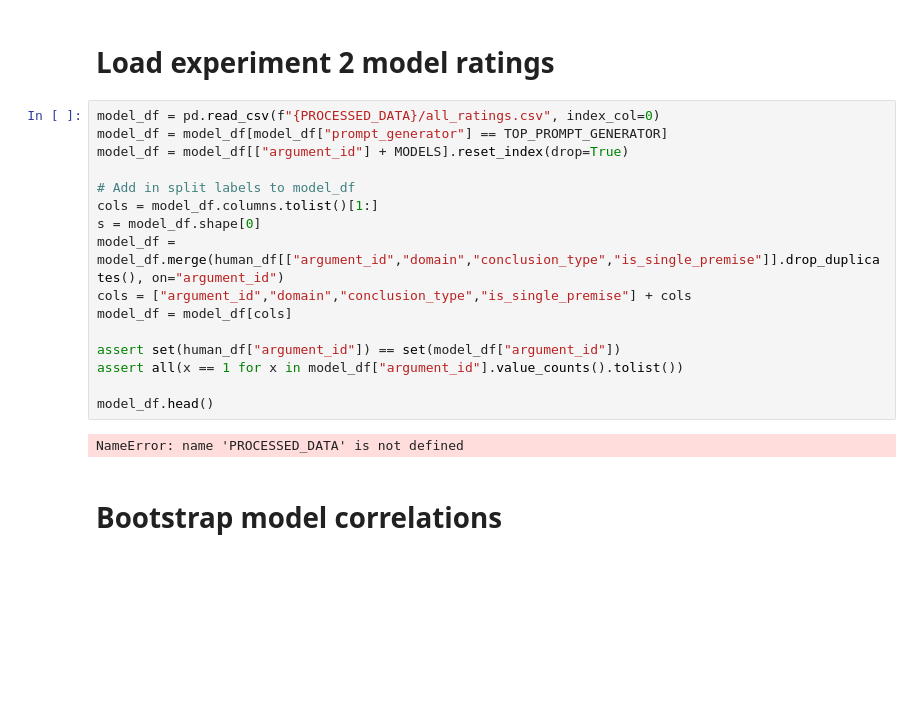
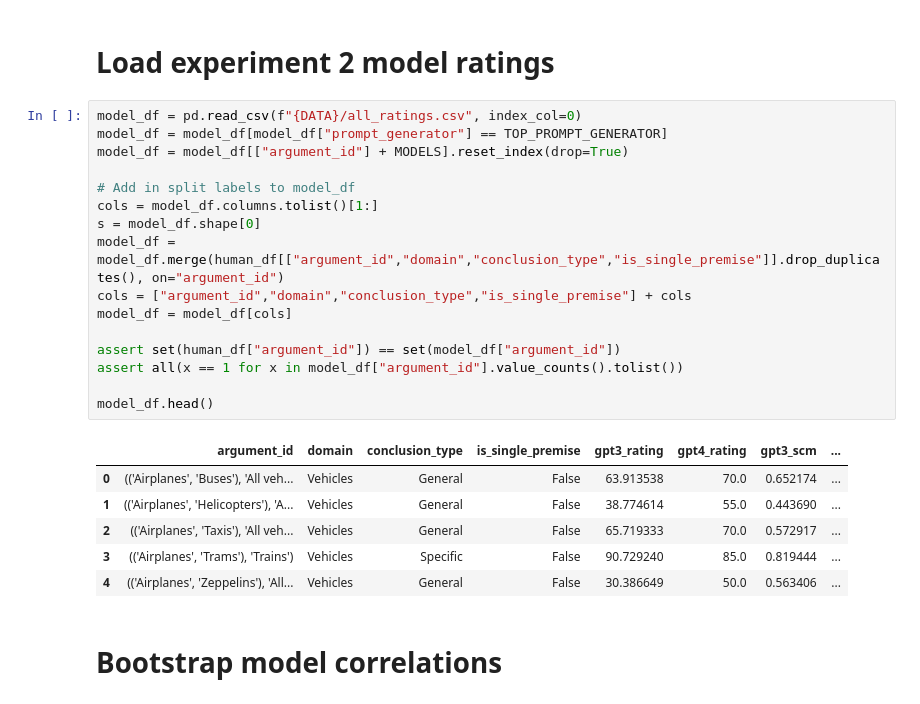
Before and after one commit to S-J-HAN/InductiveReasoningInLargeLanguageModels, a Jupyter notebook: results/Split Half Reliability.ipynb, the cells around one changed output. Cells and saved outputs as stored; diff of their text form; blank space fills up the shorter version.

```diff
--- a/results/Split Half Reliability.ipynb
+++ b/results/Split Half Reliability.ipynb
@@ -119,23 +119,28 @@ Some bird arguments appear in more than one block because we had 11 blocks for g
 # %% [markdown]
 # Load experiment 2 model ratings
 # %%
-model_df = pd.read_csv(f"{PROCESSED_DATA}/all_ratings.csv", index_col=0)
+model_df = pd.read_csv(f"{DATA}/all_ratings.csv", index_col=0)
 model_df = model_df[model_df["prompt_generator"] == TOP_PROMPT_GENERATOR]
 model_df = model_df[["argument_id"] + MODELS].reset_index(drop=True)
 
 # Add in split labels to model_df
 cols = model_df.columns.tolist()[1:]
 s = model_df.shape[0]
 model_df = model_df.merge(human_df[["argument_id","domain","conclusion_type","is_single_premise"]].drop_duplicates(), on="argument_id")
 cols = ["argument_id","domain","conclusion_type","is_single_premise"] + cols
 model_df = model_df[cols]
 
 assert set(human_df["argument_id"]) == set(model_df["argument_id"])
 assert all(x == 1 for x in model_df["argument_id"].value_counts().tolist())
 
 model_df.head()
 # %% [output]
-NameError: name 'PROCESSED_DATA' is not defined
+|  | argument_id | domain | conclusion_type | is_single_premise | gpt3_rating | gpt4_rating | gpt3_scm | ... |
+| 0 | (('Airplanes', 'Buses'), 'All veh... | Vehicles | General | False | 63.913538 | 70.0 | 0.652174 | ... |
+| 1 | (('Airplanes', 'Helicopters'), 'A... | Vehicles | General | False | 38.774614 | 55.0 | 0.443690 | ... |
+| 2 | (('Airplanes', 'Taxis'), 'All veh... | Vehicles | General | False | 65.719333 | 70.0 | 0.572917 | ... |
+| 3 | (('Airplanes', 'Trams'), 'Trains') | Vehicles | Specific | False | 90.729240 | 85.0 | 0.819444 | ... |
+| 4 | (('Airplanes', 'Zeppelins'), 'All... | Vehicles | General | False | 30.386649 | 50.0 | 0.563406 | ... |
 # %% [markdown]
 # Bootstrap model correlations
 # %%
```
Also changed, not shown: parts of 6 cells of this notebook, 6 other files.
